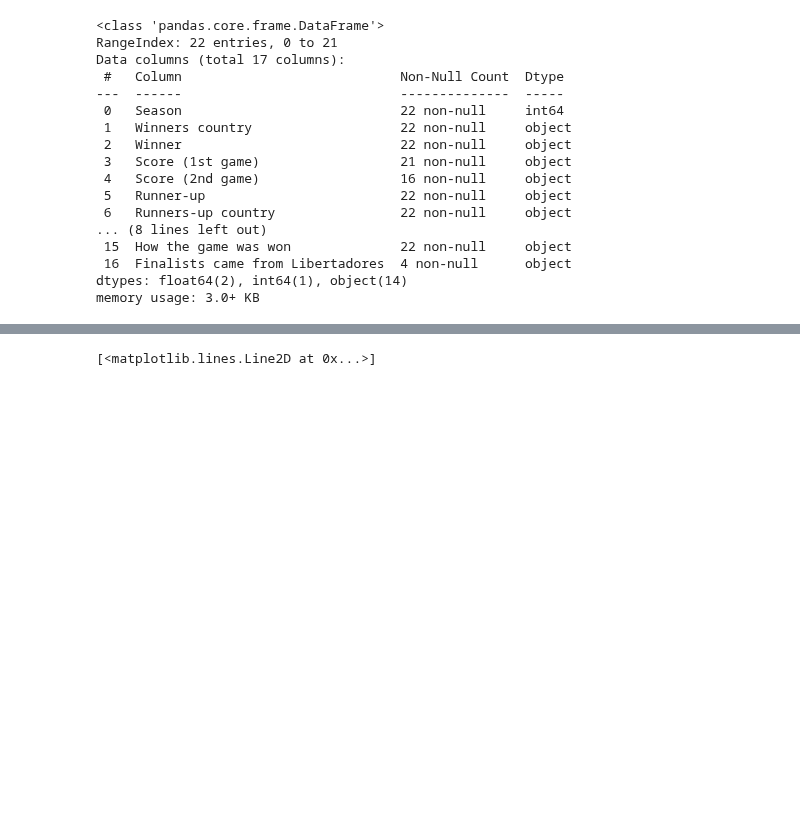
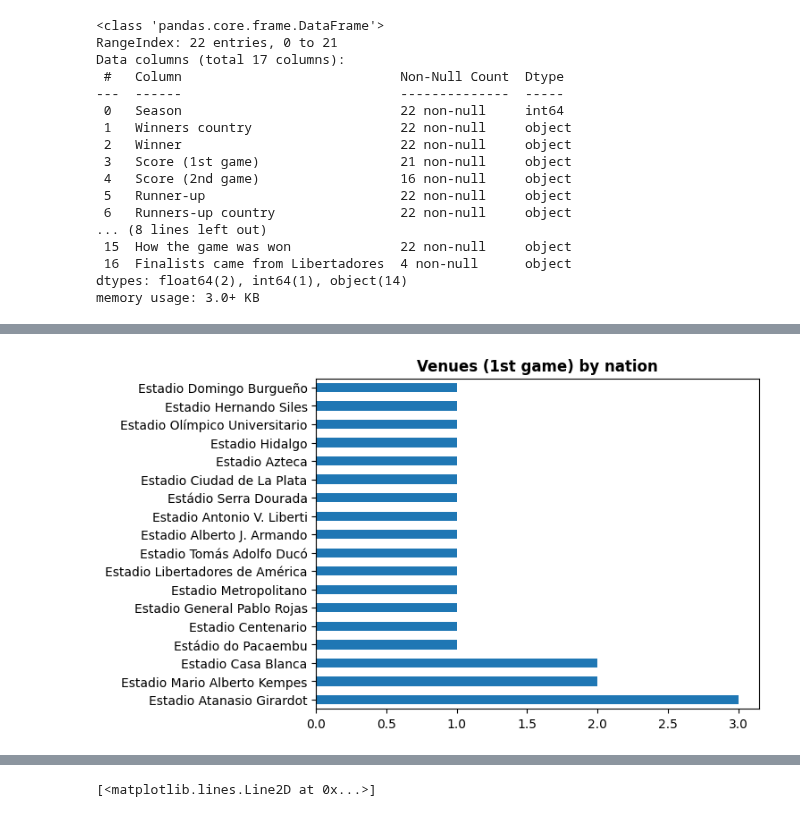
Before and after one commit to guilhermelaviola/SoccerCompetitionsStudy, a Jupyter notebook: CopaSudamericanaStudy.ipynb, the cells around one changed output, grey strips where cells are left out. Drawn from its saved outputs; the diff is of its cells as text; code cells hidden in the pictures; blank space fills up the shorter version.

```diff
--- a/CopaSudamericanaStudy.ipynb
+++ b/CopaSudamericanaStudy.ipynb
@@ -86,0 +83,8 @@ plt.show()
+# %%
+# Displaying the venues (1t game) by nation:
+sud.groupby('Season').first()['Venue (1st game)'].value_counts().plot(kind = 'barh')
+plt.ylabel(None)
+plt.title('Venues (1st game) by nation', fontweight = 'bold')
+plt.show()
+# %% [output]
+[figure, added]
```
Also changed, not shown: parts of 9 cells of this notebook.
